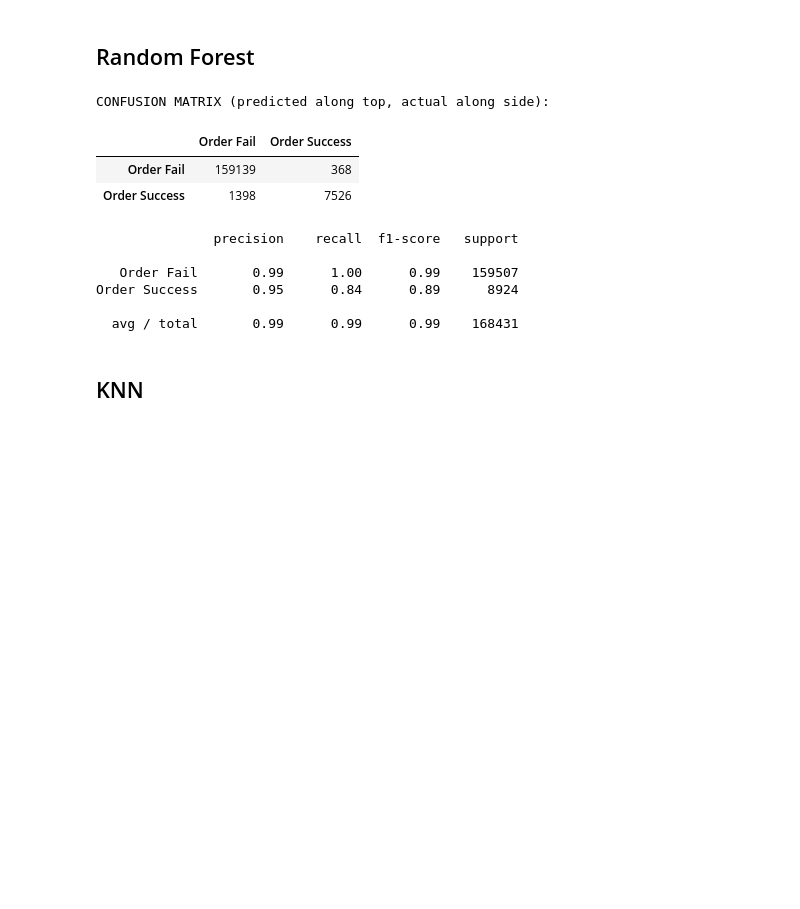
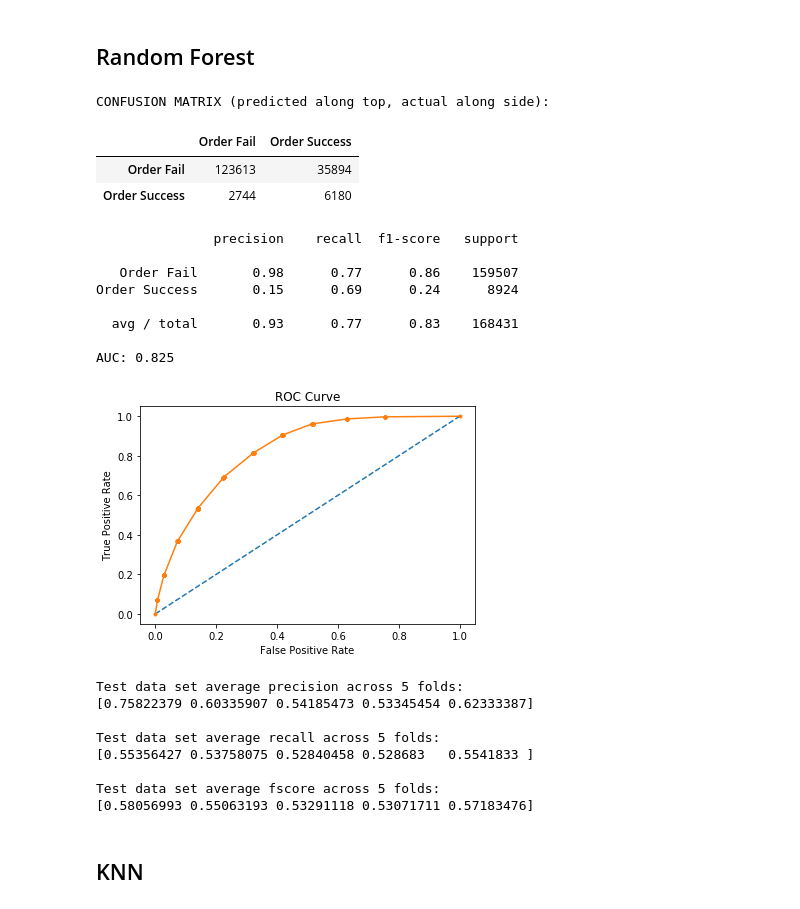
Before and after one commit to acaruso7/Order-Book-Trade-Classification, a Jupyter notebook: baseline_models.ipynb, the cells around one changed output. Saved outputs shown, nothing was run; the diff lists cells and outputs as text; code cells hidden in the pictures; blank space fills up the shorter version.

```diff
--- a/baseline_models.ipynb
+++ b/baseline_models.ipynb
@@ -1,4 +1,6 @@
 # %%
+import matplotlib.pyplot as plt
+plt.rcParams["figure.figsize"] = (11,6)
 import pandas as pd
 pd.set_option('display.max_columns', 50)
 
@@ -9,6 +11,10 @@ from sklearn.ensemble import RandomForestClassifier
 
 from sklearn.metrics import confusion_matrix
 from sklearn.metrics import classification_report
+from sklearn.model_selection import cross_validate
+from sklearn.model_selection import cross_val_predict
+from sklearn.metrics import roc_curve
+from sklearn.metrics import roc_auc_score
 # %%
 df = pd.read_csv('data.csv')
 display(df.describe())
@@ -156,10 +170,14 @@ def model_eval(y_test, y_pred):
 # %%
 logreg = LogisticRegression()
 
-logreg.fit(features, response)
+logreg.fit(train_features, train_response)
 
 y_pred = logreg.predict(test_features)
 model_eval(test_response, y_pred)
+
+plot_roc_curve(logreg, test_features, test_response)
+
+# cross_validation(logreg, features, response, 5)
 # %% [output]
 CONFUSION MATRIX (predicted along top, actual along side):
 |  | Order Fail | Order Success |
@@ -176,10 +197,14 @@ Order Success       0.00      0.00      0.00      8924
 # %%
 CART = DecisionTreeClassifier()
 
-CART.fit(features, response)
+CART.fit(train_features, train_response)
 
 y_pred = CART.predict(test_features)
 model_eval(test_response, y_pred)
+
+plot_roc_curve(CART, test_features, test_response)
+
+cross_validation(CART, features, response, 5)
 # %% [output]
 CONFUSION MATRIX (predicted along top, actual along side):
 |  | Order Fail | Order Success |
@@ -196,21 +232,36 @@ Order Success       1.00      0.89      0.94      8924
 # %%
 RF = RandomForestClassifier()
 
-RF.fit(features, response)
+RF.fit(train_features, train_response)
 
 y_pred = RF.predict(test_features)
 model_eval(test_response, y_pred)
+
+plot_roc_curve(RF, test_features, test_response)
+
+cross_validation(RF, features, response, 5)
 # %% [output]
 CONFUSION MATRIX (predicted along top, actual along side):
 |  | Order Fail | Order Success |
-| Order Fail | 159139 | 368 |
-| Order Success | 1398 | 7526 |
+| Order Fail | 123613 | 35894 |
+| Order Success | 2744 | 6180 |
                precision    recall  f1-score   support
 
-   Order Fail       0.99      1.00      0.99    159507
-Order Success       0.95      0.84      0.89      8924
+   Order Fail       0.98      0.77      0.86    159507
+Order Success       0.15      0.69      0.24      8924
 
-  avg / total       0.99      0.99      0.99    168431
+  avg / total       0.93      0.77      0.83    168431
+
+AUC: 0.825
+[figure, added]
+Test data set average precision across 5 folds:
+[0.75822379 0.60335907 0.54185473 0.53345454 0.62333387]
+
+Test data set average recall across 5 folds:
+[0.55356427 0.53758075 0.52840458 0.528683   0.5541833 ]
+
+Test data set average fscore across 5 folds:
+[0.58056993 0.55063193 0.53291118 0.53071711 0.57183476]
 # %% [markdown]
 ## KNN
 # %%
```
Also changed, not shown: parts of 8 cells of this notebook.
